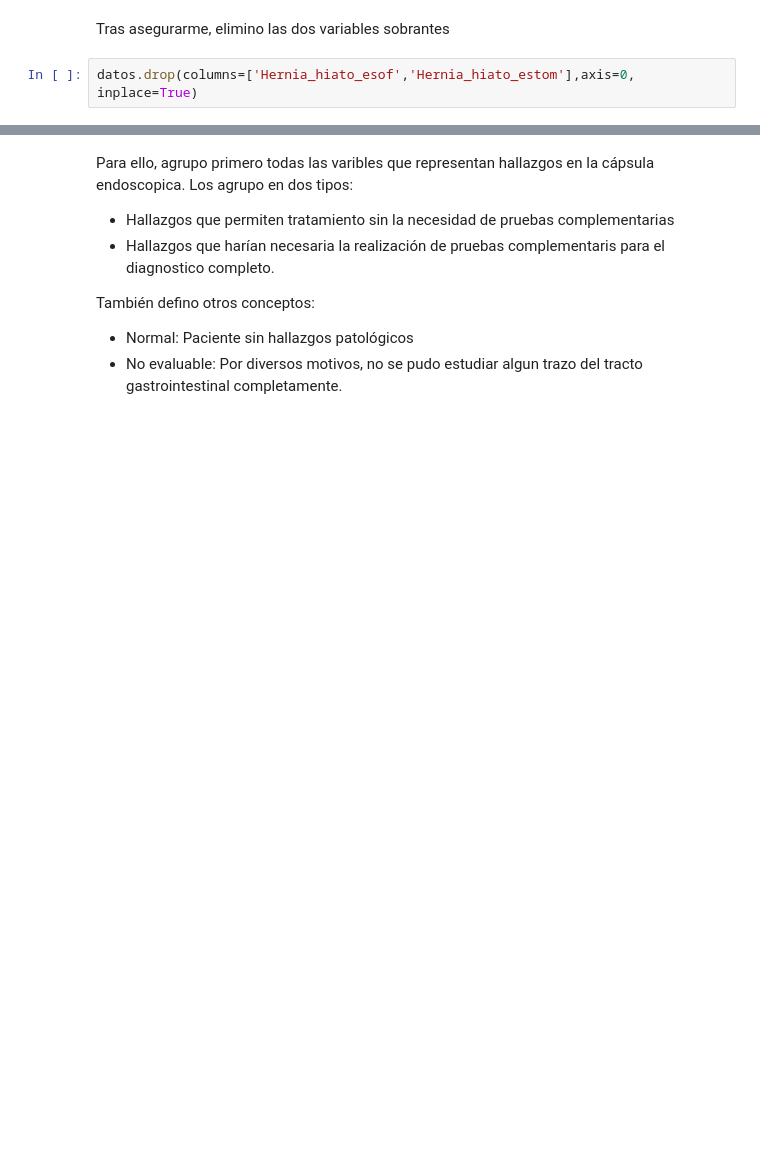
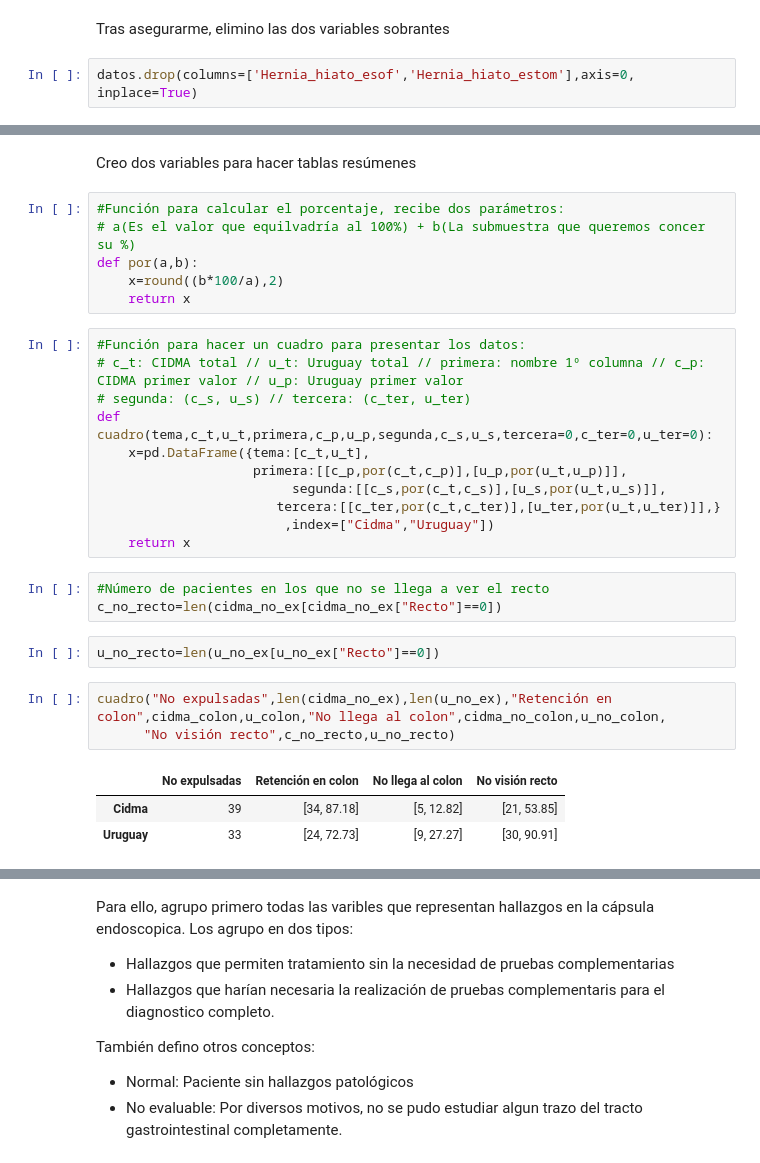
Before and after one commit to Hermenegildo12/Capsula_endoscopia, a Jupyter notebook: Capsula.ipynb, the cells around one changed output, grey strips where cells are left out. Cells and saved outputs as stored; diff of their text form; blank space fills up the shorter version.

```diff
--- a/Capsula.ipynb
+++ b/Capsula.ipynb
@@ -113,0 +377,31 @@ datos.drop(columns=['Hernia_hiato_esof','Hernia_hiato_estom'],axis=0, inplace=Tr
+# %% [markdown]
+Creo dos variables para hacer tablas resúmenes
+# %%
+#Función para calcular el porcentaje, recibe dos parámetros:
+# a(Es el valor que equilvadría al 100%) + b(La submuestra que queremos concer su %)
+def por(a,b):
+    x=round((b*100/a),2)
+    return x
+# %%
+#Función para hacer un cuadro para presentar los datos:
+# c_t: CIDMA total // u_t: Uruguay total // primera: nombre 1º columna // c_p: CIDMA primer valor // u_p: Uruguay primer valor
+# segunda: (c_s, u_s) // tercera: (c_ter, u_ter)
+def cuadro(tema,c_t,u_t,primera,c_p,u_p,segunda,c_s,u_s,tercera=0,c_ter=0,u_ter=0):
+    x=pd.DataFrame({tema:[c_t,u_t],
+                    primera:[[c_p,por(c_t,c_p)],[u_p,por(u_t,u_p)]],
+                         segunda:[[c_s,por(c_t,c_s)],[u_s,por(u_t,u_s)]],
+                       tercera:[[c_ter,por(c_t,c_ter)],[u_ter,por(u_t,u_ter)]],}
+                        ,index=["Cidma","Uruguay"])
+    return x
+# %%
+#Número de pacientes en los que no se llega a ver el recto
+c_no_recto=len(cidma_no_ex[cidma_no_ex["Recto"]==0])
+# %%
+u_no_recto=len(u_no_ex[u_no_ex["Recto"]==0])
+# %%
+cuadro("No expulsadas",len(cidma_no_ex),len(u_no_ex),"Retención en colon",cidma_colon,u_colon,"No llega al colon",cidma_no_colon,u_no_colon,
+      "No visión recto",c_no_recto,u_no_recto)
+# %% [output]
+|  | No expulsadas | Retención en colon | No llega al colon | No visión recto |
+| Cidma | 39 | [34, 87.18] | [5, 12.82] | [21, 53.85] |
+| Uruguay | 33 | [24, 72.73] | [9, 27.27] | [30, 90.91] |
```
Also changed, not shown: parts of 46 cells of this notebook, 1 other file.
